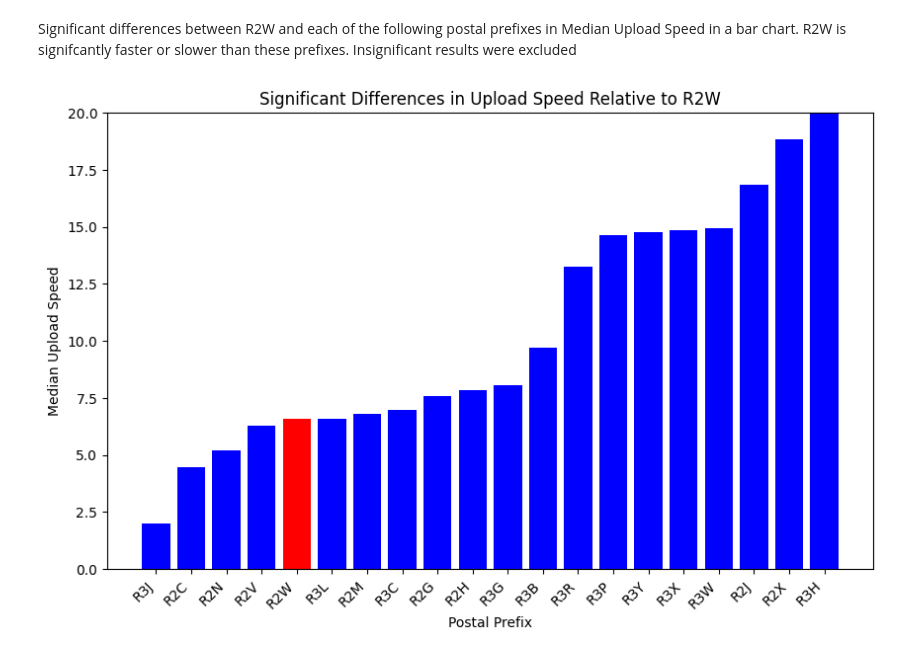
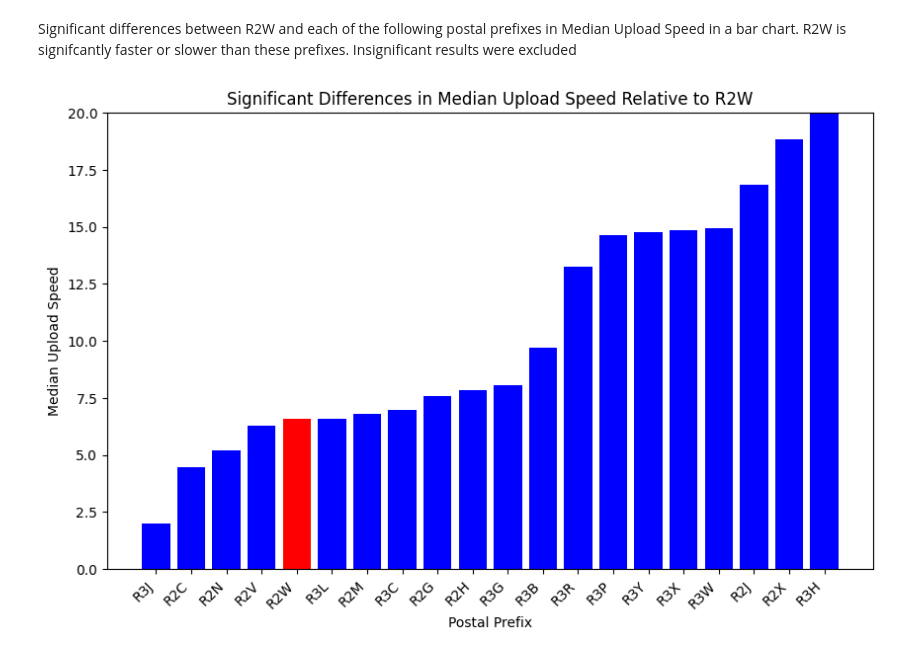
Before and after one commit to InternetSocietyManitobaChapter/JupyterNotebook_NorthEndConnect, a Jupyter notebook: NEC_June_14_2023_data.ipynb, the cells around one changed output. Drawn from its saved outputs; the diff is of its cells as text; code cells hidden in the pictures.

```diff
--- a/NEC_June_14_2023_data.ipynb
+++ b/NEC_June_14_2023_data.ipynb
@@ -1559,30 +1559,30 @@ Significant differences between R2W and each of the following postal prefixes in
 # %%
 import matplotlib.pyplot as plt
 
 # Select the desired postal prefixes for the bar chart
 selected_prefixes = ['R2W', 'R2V', 'R2N', 'R3J', 'R2C', 'R3L', 'R2M', 'R3W', 'R2G', 'R3R', 'R2H', 'R3B', 'R3C', 'R3P', 'R3Y', 'R3G', 'R2J', 'R2X', 'R3X', 'R3H']
 
 # Filter the DataFrame for the selected postal prefixes
 df_selected = df[df['POSTAL PREFIX'].isin(selected_prefixes)]
 
 # Sort the DataFrame by median upload speed in ascending order
 df_selected_sorted = df_selected.sort_values('MEDIAN UPLOAD')
 
 # Set the colors for the bars
 colors = ['red' if prefix == 'R2W' else 'blue' for prefix in df_selected_sorted['POSTAL PREFIX']]
 
 # Create the bar chart
 plt.figure(figsize=(10, 6))
 plt.bar(df_selected_sorted['POSTAL PREFIX'], df_selected_sorted['MEDIAN UPLOAD'], color=colors)
 plt.xlabel('Postal Prefix')
 plt.ylabel('Median Upload Speed')
-plt.title('Significant Differences in Upload Speed Relative to R2W')
+plt.title('Significant Differences in Median Upload Speed Relative to R2W')
 plt.xticks(rotation=45, ha='right')
 
 # Adjust the y-axis limit
 plt.ylim(0.0, 20.0)
 
 # Show the plot
 plt.show()
 # %% [output]
-[figure, old version]
+[figure, new version]
```
Also changed, not shown: parts of 2 cells of this notebook.
